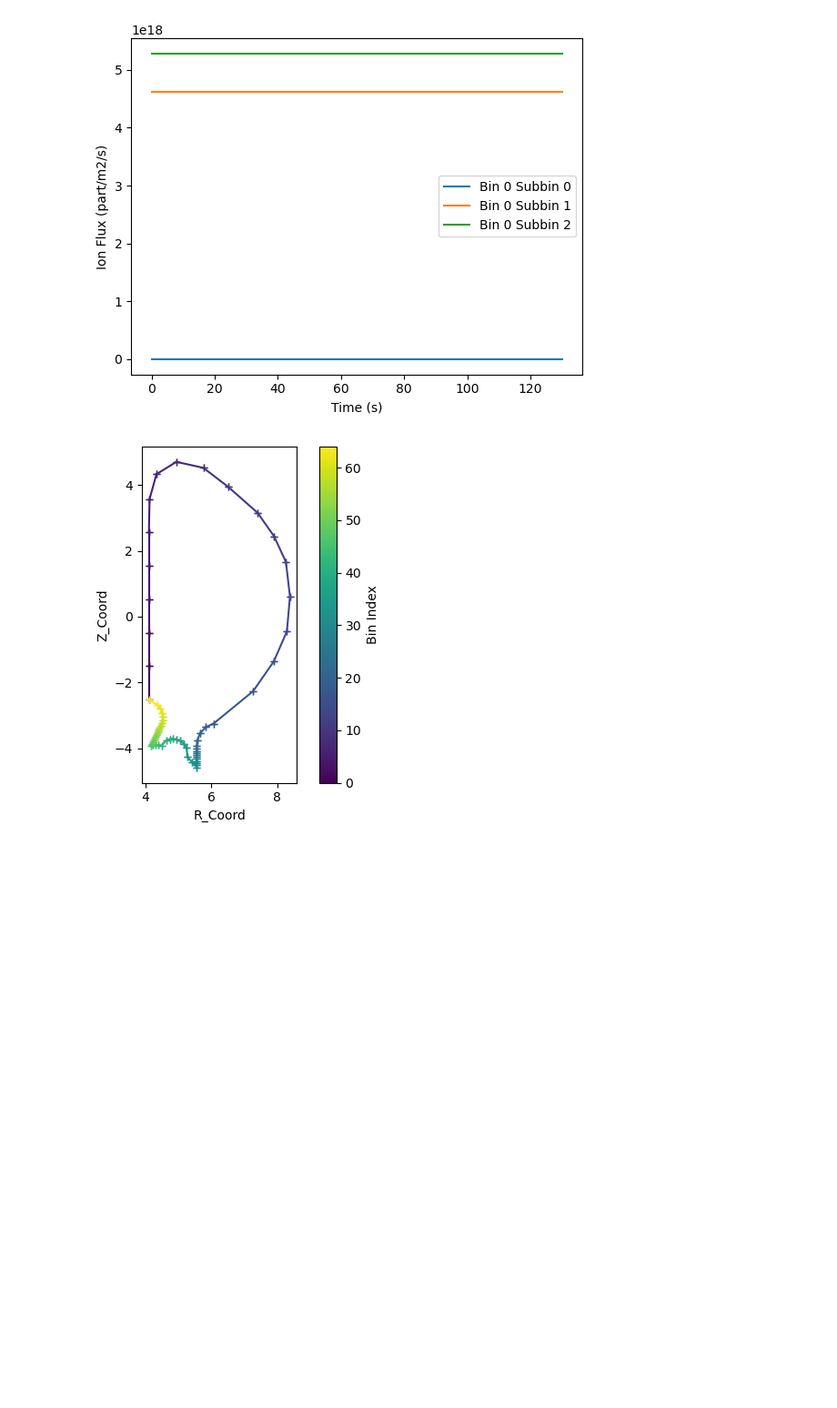
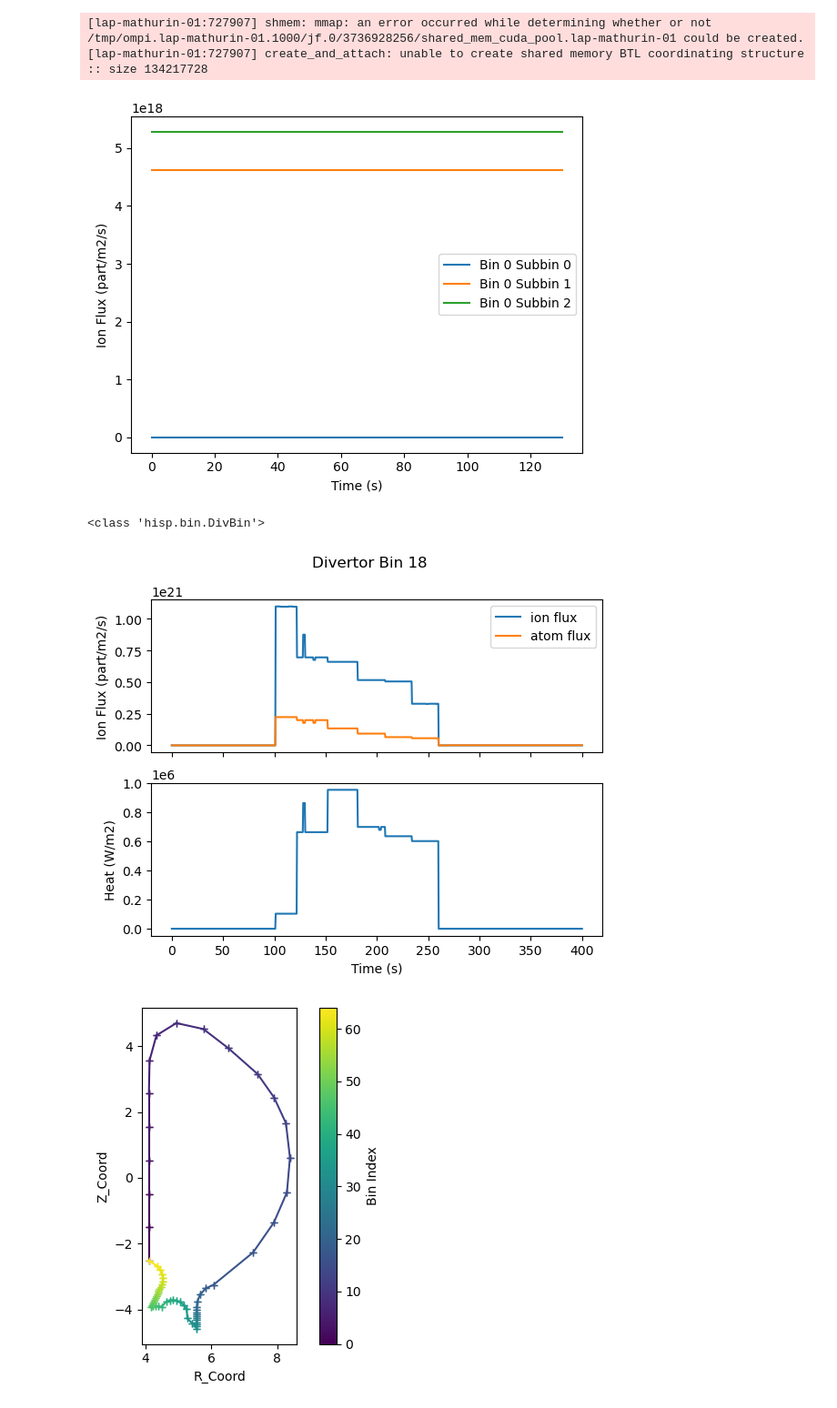
Before and after one commit to kaelyndunnell/hisp, a Jupyter notebook: plotting.ipynb, the cells around one changed output. Shown at 91% size. Cells and saved outputs as stored; diff of their text form; code cells hidden in the pictures; blank space fills up the shorter version.

Commit message:
fixed a bug + plot evolution of fluxes in a RISP pulse

```diff
--- a/plotting.ipynb
+++ b/plotting.ipynb
@@ -10,7 +10,7 @@ for i, sub_bin in enumerate(FW_bin.sub_bins):
     ion_flux = []
     for t_val in t:
         ion_flux.append(
-            plasma_data_handling.get_particle_flux("FP", bin=sub_bin, t_rel=t, ion=True)
+            plasma_data_handling.get_particle_flux("FP", bin=sub_bin, t_rel=t_val, ion=True)
         )
     plt.plot(t, ion_flux, label=f"Bin {FW_bin.index} Subbin {i}")
 plt.xlabel("Time (s)")
@@ -18,7 +18,47 @@ plt.ylabel("Ion Flux (part/m2/s)")
 plt.legend()
 plt.show()
 # %% [output]
+[lap-mathurin-01:727907] shmem: mmap: an error occurred while determining whether or not /tmp/ompi.lap-mathurin-01.1000/jf.0/3736928256/shared_mem_cuda_pool.lap-mathurin-01 could be created.
+[lap-mathurin-01:727907] create_and_attach: unable to create shared memory BTL coordinating structure :: size 134217728
 [figure]
+# %%
+from all_bin_scenario import plasma_data_handling, Div_bins
+
+import numpy as np
+import matplotlib.pyplot as plt
+
+t = np.linspace(0, 400, 1000)
+div_bin = Div_bins.bins[0]
+print(type(div_bin))
+ion_flux = []
+atom_flux = []
+heat_flux = []
+for t_val in t:
+    ion_flux.append(
+        plasma_data_handling.get_particle_flux("RISP", bin=div_bin, t_rel=t_val, ion=True)
+    )
+    atom_flux.append(
+        plasma_data_handling.get_particle_flux("RISP", bin=div_bin, t_rel=t_val, ion=False)
+    )
+    heat_flux.append(
+        plasma_data_handling.get_heat("RISP", bin=div_bin, t_rel=t_val)
+    )
+
+fig, axs = plt.subplots(2, sharex=True)
+plt.suptitle(f"Divertor Bin {div_bin.index}")
+plt.sca(axs[0])
+plt.plot(t, ion_flux, label="ion flux")
+plt.plot(t, atom_flux, label=f"atom flux")
+plt.legend()
+plt.ylabel("Ion Flux (part/m2/s)")
+plt.sca(axs[1])
+plt.plot(t, heat_flux, label=f"Heat flux")
+plt.ylabel("Heat (W/m2)")
+plt.xlabel("Time (s)")
+plt.show()
+# %% [output]
+<class 'hisp.bin.DivBin'>
+[figure, added]
 # %%
 from make_iter_bins import my_reactor
 
```
Also changed, not shown: 1 other file.
